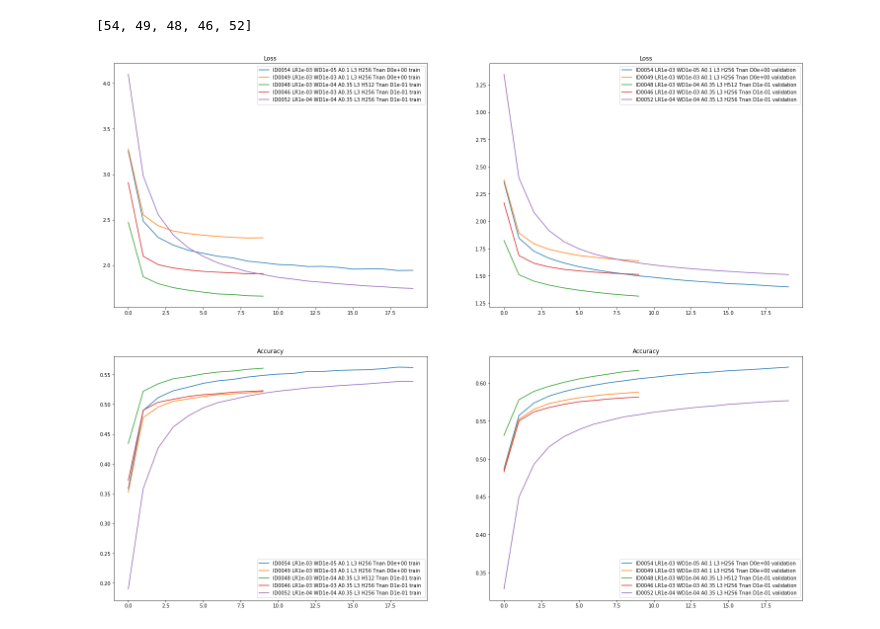
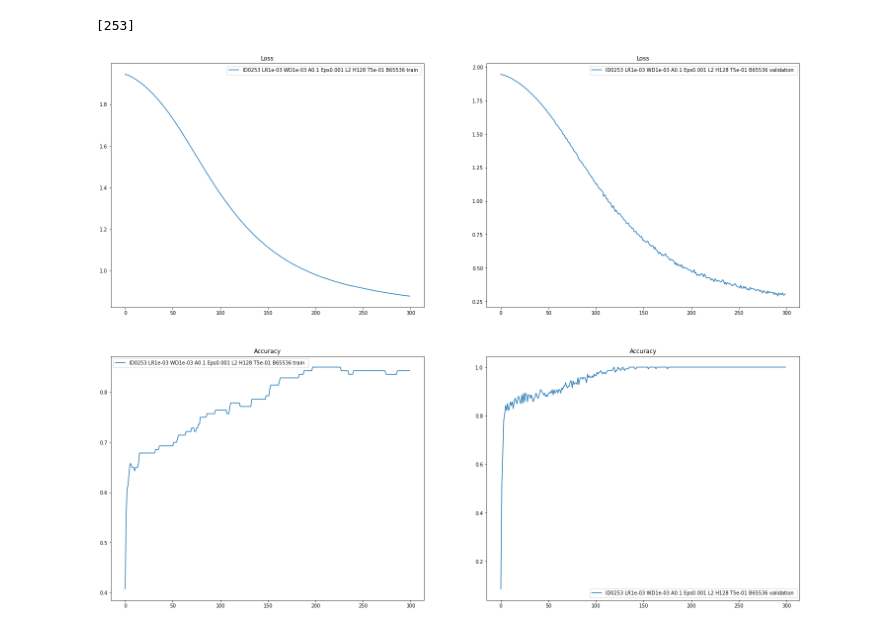
Before and after one commit to sigeisler/robustness_of_gnns_at_scale, a Jupyter notebook: notebooks/Results - PPRGo.ipynb, the cells around one changed output. Saved outputs shown, nothing was run; the diff lists cells and outputs as text; code cells hidden in the pictures.

```diff
--- a/notebooks/Results - PPRGo.ipynb
+++ b/notebooks/Results - PPRGo.ipynb
@@ -281,53 +324,54 @@ def epoch_mean(trace, epoch_num):
         epoch_mean.append(sum(trace[i * batches_per_epoch:(i+1) * batches_per_epoch]) / batches_per_epoch)
     return epoch_mean
 # %%
-ids = [54, 49, 48, 46, 52]#list(range(12, 18))#[2,0,10,4,8]
+ids = [253]#[116, 117, 122, 120]# [88, 115, 116, 114, 115, 119]#list(range(12, 18))#[2,0,10,4,8]
 ids
 # %% [output]
-[54, 49, 48, 46, 52]
+[253]
 # %%
 import matplotlib.pyplot as plt
 
 fig, axs = plt.subplots(2,2, figsize=(25, 20))
-max_epoch_plot = 30
+max_epoch_plot = 100
 for i in ids:
     exp = seml_results.loc[i]
     exp_id = exp["_id"]
     lr = exp["config.train_params.lr"]
     weight_decay = exp["config.train_params.weight_decay"]
     alpha = exp["config.model_params.alpha"]
+    eps = exp["config.model_params.eps"]
     nlayers = exp["config.model_params.nlayers"]
     hidden_size = exp["config.model_params.hidden_size"]
     temperature = exp["config.model_params.mean_kwargs.temperature"]
-    dropout = exp["config.model_params.dropout"]
-    name_suffix = f"ID{i:04d} LR{lr:.0e} WD{weight_decay:.0e} A{alpha:.02} L{nlayers} H{hidden_size:03d} T{temperature:.0e} D{dropout:.0e}"
+    batch_size = exp["config.train_params.batch_size"]
+    name_suffix = f"ID{i:04d} LR{lr:.0e} WD{weight_decay:.0e} A{alpha:.02} Eps{eps:.02} L{nlayers} H{hidden_size:03d} T{temperature:.0e} B{batch_size:03d}"
 
-    epoch_num = exp["config.train_params.max_epochs"]
-    val_loss = epoch_mean(exp["result.trace_val.loss"], epoch_num)
-    val_acc = epoch_mean(exp["result.trace_val.acc"], epoch_num)
-    train_loss = epoch_mean(exp["result.trace_train.loss"], epoch_num)
-    train_acc = epoch_mean(exp["result.trace_train.acc"], epoch_num)
+    # epoch_num = exp["config.train_params.max_epochs"]
+    # val_loss = epoch_mean(exp["result.trace_val.loss"], epoch_num)
+    # val_acc = epoch_mean(exp["result.trace_val.acc"], epoch_num)
+    # train_loss = epoch_mean(exp["result.trace_train.loss"], epoch_num)
+    # train_acc = epoch_mean(exp["result.trace_train.acc"], epoch_num)
 
-    # val_loss = exp["result.trace_val.loss"]
-    # val_acc = exp["result.trace_val.acc"]
-    # train_loss =exp["result.trace_train.loss"]
-    # train_acc = exp["result.trace_train.acc"]
-    # max_epoch_plot = 1600 # len(train_loss)
+    val_loss = exp["result.trace_val.loss"]
+    val_acc = exp["result.trace_val.acc"]
+    train_loss =exp["result.trace_train.loss"]
+    train_acc = exp["result.trace_train.acc"]
+    max_epoch_plot = 1600 # len(train_loss)
 
-    axs[0, 0].plot(train_loss[:max_epoch_plot], label= f"{name_suffix} train ")
-    axs[0, 1].plot(val_loss[:max_epoch_plot], label= f"{name_suffix} validation ")
-    axs[1, 0].plot(train_acc[:max_epoch_plot], label= f"{name_suffix} train ")
-    axs[1, 1].plot(val_acc[:max_epoch_plot], label= f"{name_suffix} validation ")
+    axs[0, 0].plot(train_loss[:], label= f"{name_suffix} train ")
+    axs[0, 1].plot(val_loss[:], label= f"{name_suffix} validation ")
+    axs[1, 0].plot(train_acc[:], label= f"{name_suffix} train ")
+    axs[1, 1].plot(val_acc[:], label= f"{name_suffix} validation ")
 
 axs[0, 0].set_title("Loss")
 axs[0, 0].legend(loc="best")
 axs[0, 1].set_title("Loss")
 axs[0, 1].legend(loc="best")
 axs[1, 0].set_title("Accuracy")
 axs[1, 0].legend(loc="best")
 axs[1, 1].set_title("Accuracy")
 axs[1, 1].legend(loc="best")
 plt.show()
 # %% [output]
-[figure, old version]
+[figure, new version]
 # %%
```
Also changed, not shown: parts of 21 cells of this notebook, 11 other files.
